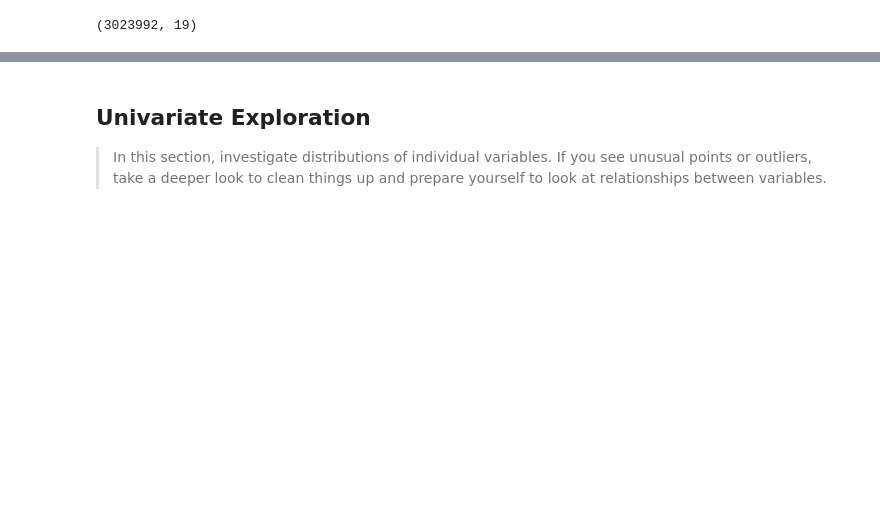
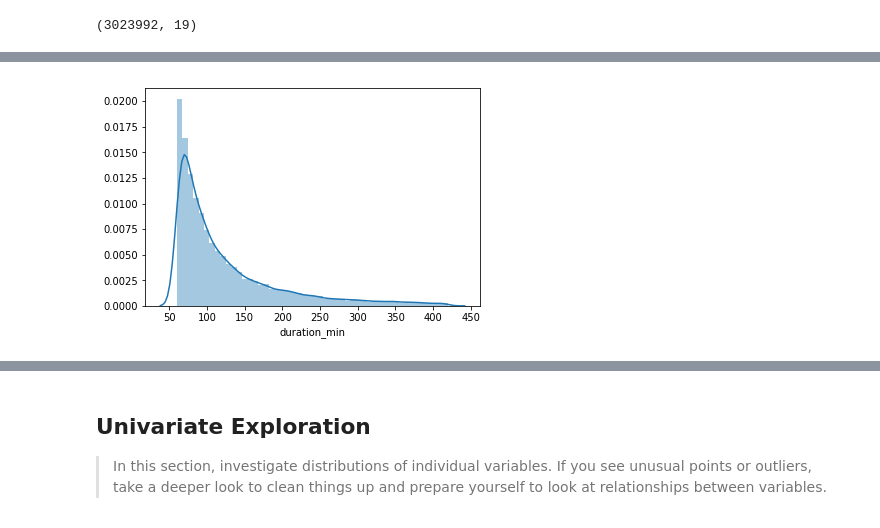
Before and after one commit to marcellovictorino/DAND_5_DataViz, a Jupyter notebook: 2_Project_ FordGoBike/1_EDA.ipynb, the cells around one changed output, grey strips where cells are left out. Drawn from its saved outputs; the diff is of its cells as text; code cells hidden in the pictures; blank space fills up the shorter version.

```diff
--- a/2_Project_ FordGoBike/1_EDA.ipynb
+++ b/2_Project_ FordGoBike/1_EDA.ipynb
@@ -42,0 +143,4 @@ df.shape
+# %%
+sns.distplot(df.query('duration_min >60 & duration_min<420').duration_min);
+# %% [output]
+[figure, added]
```
Also changed, not shown: parts of 24 cells of this notebook.
